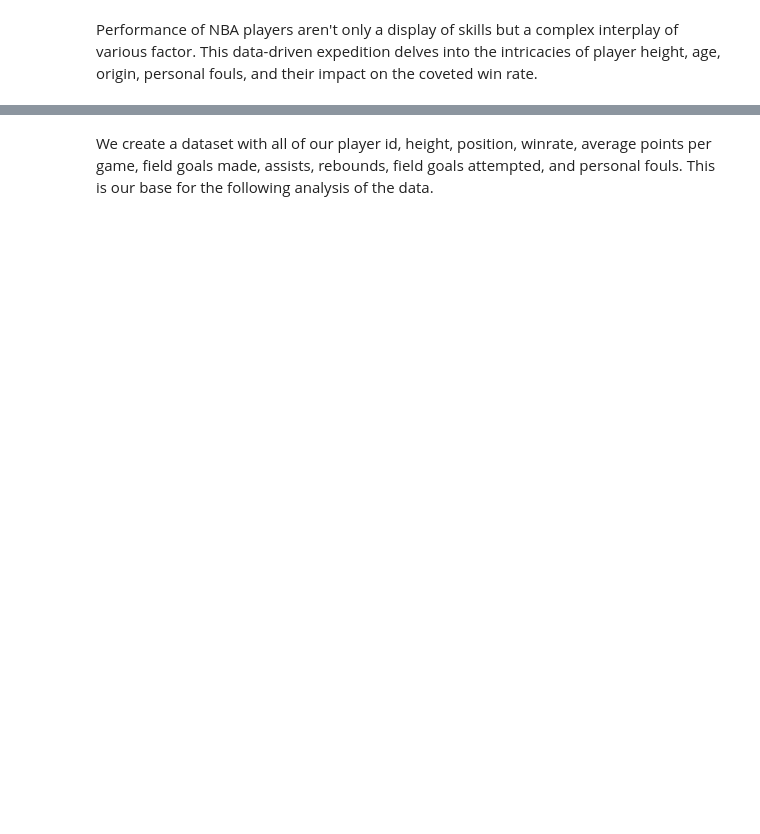
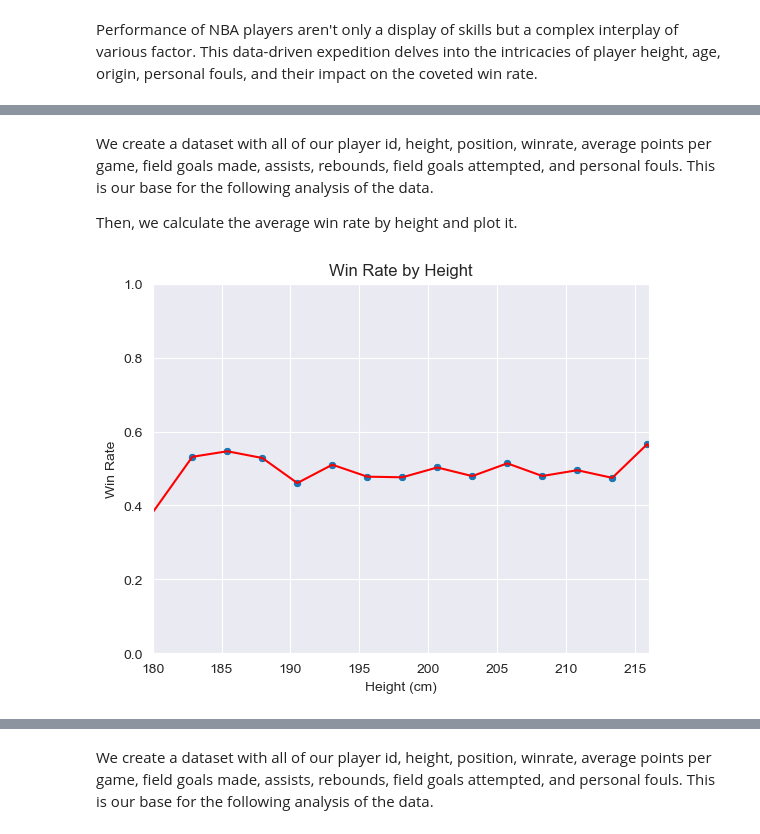
Before and after one commit to AudranTourneur/Projet-Python-NBA, a Jupyter notebook: analysis/Data_Report.ipynb, the cells around one changed output, grey strips where cells are left out. Drawn from its saved outputs; the diff is of its cells as text; code cells hidden in the pictures; blank space fills up the shorter version.

```diff
--- a/analysis/Data_Report.ipynb
+++ b/analysis/Data_Report.ipynb
@@ -22,0 +52,17 @@ merged = create_players_dataset()
+# %% [markdown]
+We create a dataset with all of our player id, height, position, winrate, average points per game, field goals made, assists, rebounds, field goals attempted, and personal fouls. This is our base for the following analysis of the data.
+
+Then, we calculate the average win rate by height and plot it.
+# %%
+win_rate_by_height = merged.groupby('HEIGHT')['WinRate'].mean()
+
+sns.scatterplot(x=win_rate_by_height.index, y=win_rate_by_height.values)
+plt.plot(win_rate_by_height.index, win_rate_by_height.values, color='red')
+plt.ylim(0, 1)
+plt.xlim(180, 216)
+plt.title('Win Rate by Height')
+plt.xlabel('Height (cm)')
+plt.ylabel('Win Rate')
+plt.show()
+# %% [output]
+[figure, added]
```
Also changed, not shown: parts of 14 cells of this notebook.
